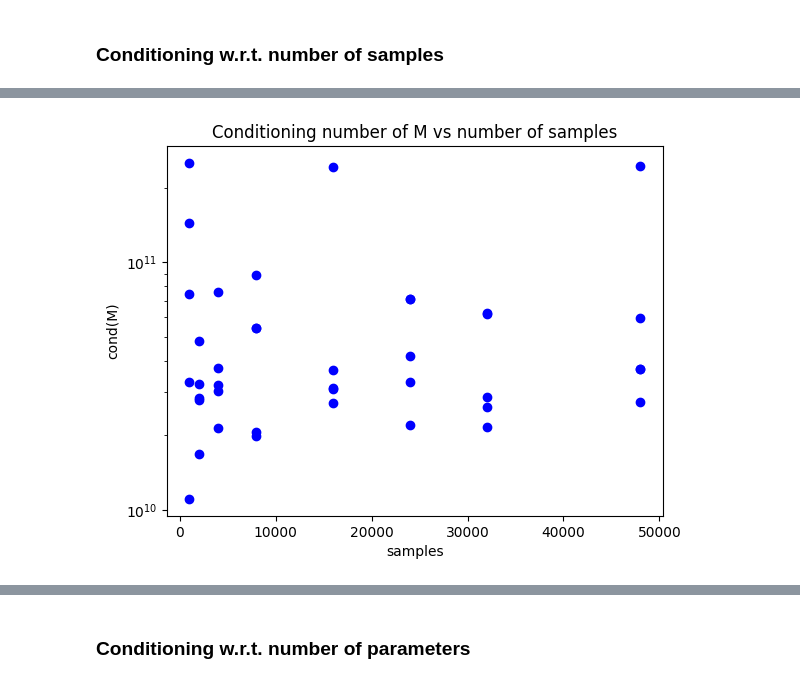
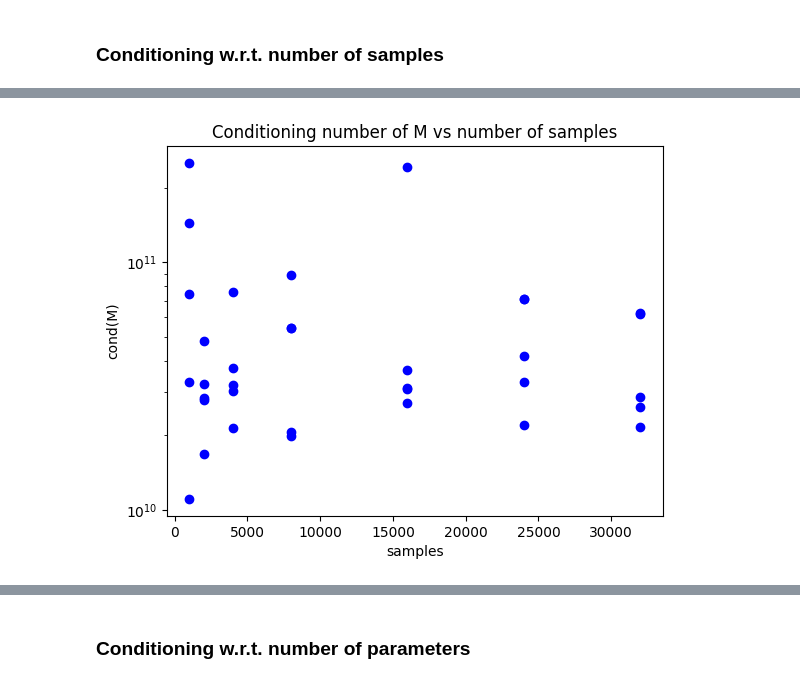
Before and after one commit to FraBet29/Neural_Galerkin, a Jupyter notebook: Allen-Cahn_conditioning.ipynb, the cells around one changed output, grey strips where cells are left out. Drawn from its saved outputs; the diff is of its cells as text; code cells hidden in the pictures.

```diff
--- a/Allen-Cahn_conditioning.ipynb
+++ b/Allen-Cahn_conditioning.ipynb
@@ -178,8 +180,7 @@ diagnostic.plot(timesteps)
 # %% [markdown]
 ### Conditioning w.r.t. number of samples
 # %%
-# samples_list = [100, 200, 400, 1000, 2000, 4000, 8000, 16000, 24000, 32000]
-samples_list = [48000]
+samples_list = [100, 200, 400, 1000, 2000, 4000, 8000, 16000, 24000, 32000]
 time_list = []
 cond_list = []
 # max_eig_list = []
@@ -247,36 +228,35 @@ Elapsed time: 2092.672 s
 # %%
-# samples_list = [100, 200, 400, 1000, 2000, 4000, 8000, 16000, 24000, 32000, 48000]
-samples_list = [1000, 2000, 4000, 8000, 16000, 24000, 32000, 48000]
+# samples_list = [100, 200, 400, 1000, 2000, 4000, 8000, 16000, 24000, 32000]
+samples_list = [1000, 2000, 4000, 8000, 16000, 24000, 32000]
 
 cond_list = [# [2.028082e+10, 5.85677e+10, 4.1490477e+10, 2.488609e+11, 2.4187021e+11],
              # [3.4361004e+10, 2.4221078e+10, 4.446868e+10, 3.3294303e+10, 1.8269641e+11],
              # [5.695443e+10, 2.2879506e+11, 1.7608747e+10, 7.274138e+10, 3.640767e+10],
              [2.5181025e+11, 1.1078329e+10, 1.4368086e+11, 7.448406e+10, 3.2940229e+10],
              [4.799793e+10, 2.8382247e+10, 3.2119814e+10, 2.7763192e+10, 1.6790941e+10],
              [3.0176379e+10, 2.1379293e+10, 3.1906521e+10, 7.616265e+10, 3.745115e+10],
              [2.0608598e+10, 8.843168e+10, 5.441647e+10, 1.9863425e+10, 5.4266315e+10],
              [2.70206e+10, 2.422895e+11, 3.11774e+10, 3.6847514e+10, 3.0706104e+10],
              [3.2906353e+10, 2.2098608e+10, 7.086643e+10, 7.1280394e+10, 4.1676734e+10],
              [6.1884297e+10, 2.6054038e+10, 2.8543267e+10, 6.255393e+10, 2.1522878e+10],
-             [2.4462657e+11, 3.71941e+10, 5.93476e+10, 3.721017e+10, 2.7179778e+10]
             ]
 
 # cond_avg = jnp.array([jnp.mean(jnp.array(cond)) for cond in cond_list])
 # cond_std = jnp.array([jnp.std(jnp.array(cond)) for cond in cond_list])
 for idx, samples in enumerate(samples_list):
     for c in range(len(cond_list[idx])):
         plt.scatter(samples, cond_list[idx][c], c='b')
 # plt.plot(samples_list, cond_avg, 'r-*', label='avg')
 # plt.plot(samples_list, cond_avg + cond_std, 'r:')
 # plt.plot(samples_list, cond_avg - cond_std, 'r:')
 # plt.plot(samples_list, 1 / jnp.sqrt(jnp.array(samples_list)) * 5e12, 'r--', label='1/sqrt(n)')
 plt.title('Conditioning number of M vs number of samples')
 plt.xlabel('samples')
 plt.ylabel('cond(M)')
 # plt.xscale('log')
 plt.yscale('log')
 # plt.legend()
 plt.show()
 # %% [output]
-[figure, old version]
+[figure, new version]
 # %%
```
Also changed, not shown: parts of 11 cells of this notebook, 12 other files.
